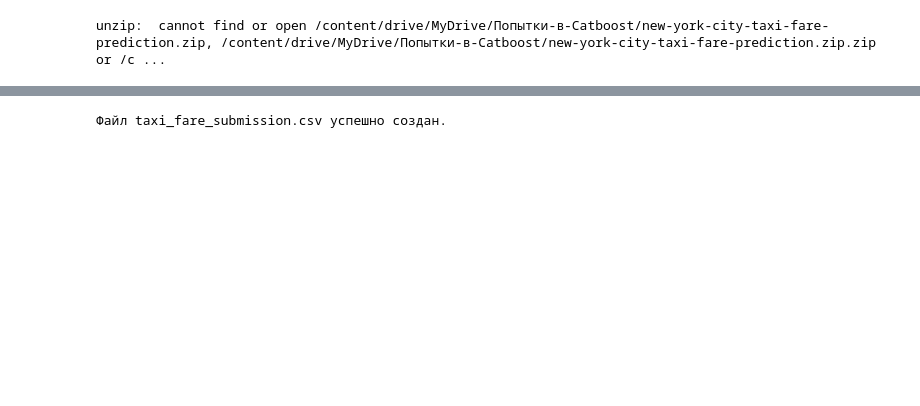
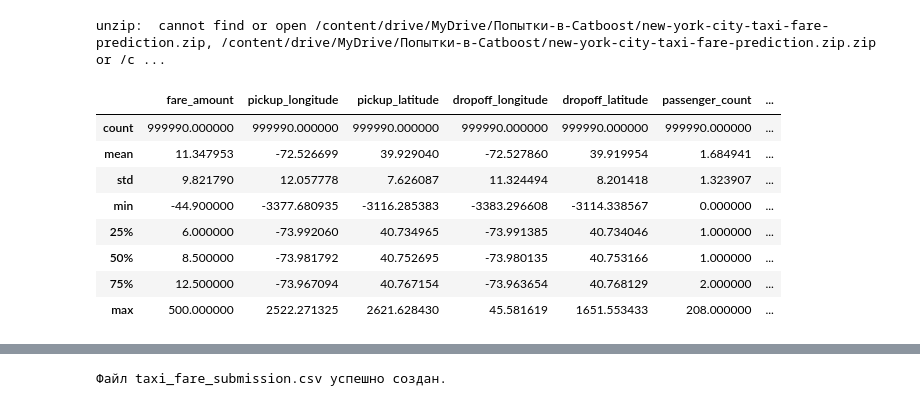
Before and after one commit to dark516/ai_taxi, a Jupyter notebook: ВСОШ_1.ipynb, the cells around one changed output, grey strips where cells are left out. Saved outputs shown, nothing was run; the diff lists cells and outputs as text; code cells hidden in the pictures; blank space fills up the shorter version.

```diff
--- a/ВСОШ_1.ipynb
+++ b/ВСОШ_1.ipynb
@@ -63,3 +63,15 @@ data['hour'] = data['pickup_datetime'].dt.hour
 # Создание признака расстояния
 data['distance'] = haversine_distance(data['pickup_latitude'], data['pickup_longitude'],
                                       data['dropoff_latitude'], data['dropoff_longitude'])
+# %%
+data.describe()
+# %% [output]
+|  | fare_amount | pickup_longitude | pickup_latitude | dropoff_longitude | dropoff_latitude | passenger_count | ... |
+| count | 999990.000000 | 999990.000000 | 999990.000000 | 999990.000000 | 999990.000000 | 999990.000000 | ... |
+| mean | 11.347953 | -72.526699 | 39.929040 | -72.527860 | 39.919954 | 1.684941 | ... |
+| std | 9.821790 | 12.057778 | 7.626087 | 11.324494 | 8.201418 | 1.323907 | ... |
+| min | -44.900000 | -3377.680935 | -3116.285383 | -3383.296608 | -3114.338567 | 0.000000 | ... |
+| 25% | 6.000000 | -73.992060 | 40.734965 | -73.991385 | 40.734046 | 1.000000 | ... |
+| 50% | 8.500000 | -73.981792 | 40.752695 | -73.980135 | 40.753166 | 1.000000 | ... |
+| 75% | 12.500000 | -73.967094 | 40.767154 | -73.963654 | 40.768129 | 2.000000 | ... |
+| max | 500.000000 | 2522.271325 | 2621.628430 | 45.581619 | 1651.553433 | 208.000000 | ... |
```
Also changed, not shown: parts of 8 cells of this notebook, 2 other files.
